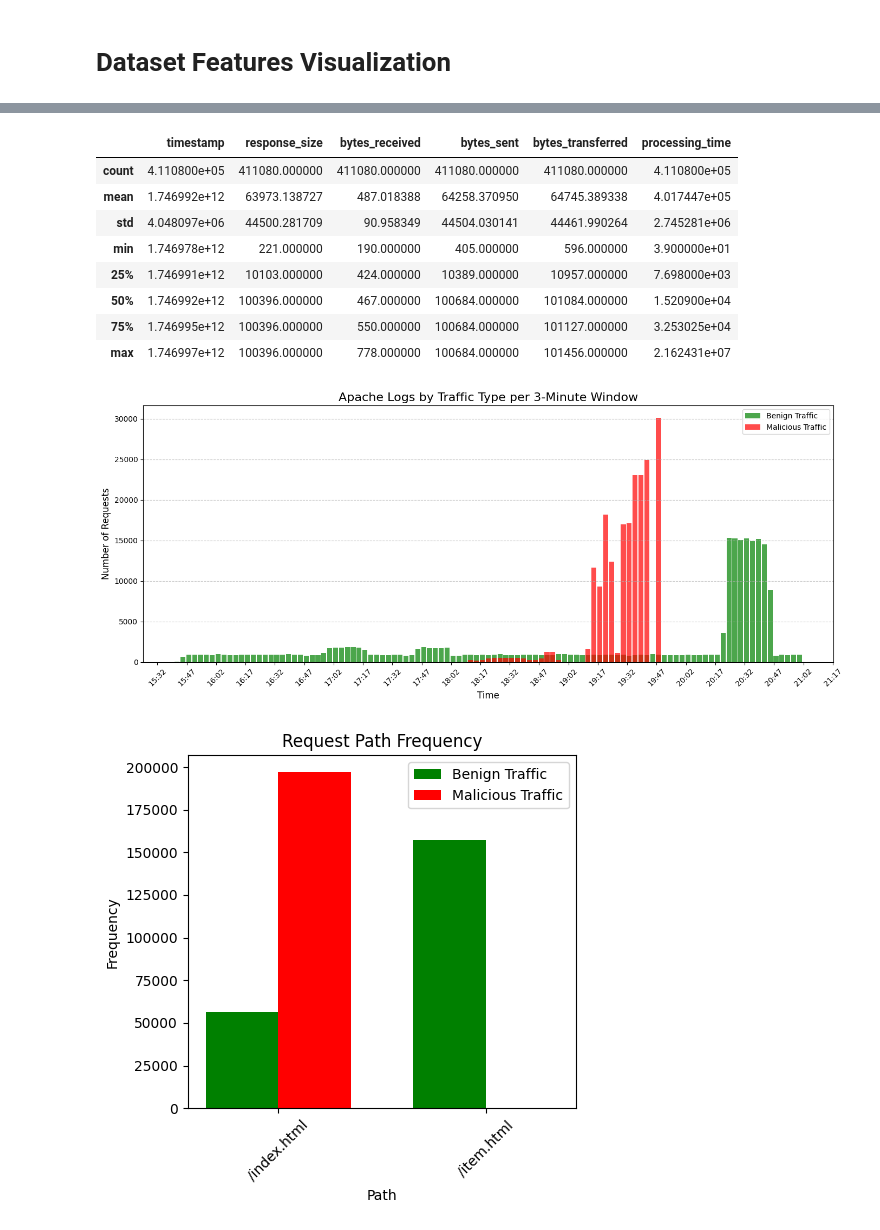
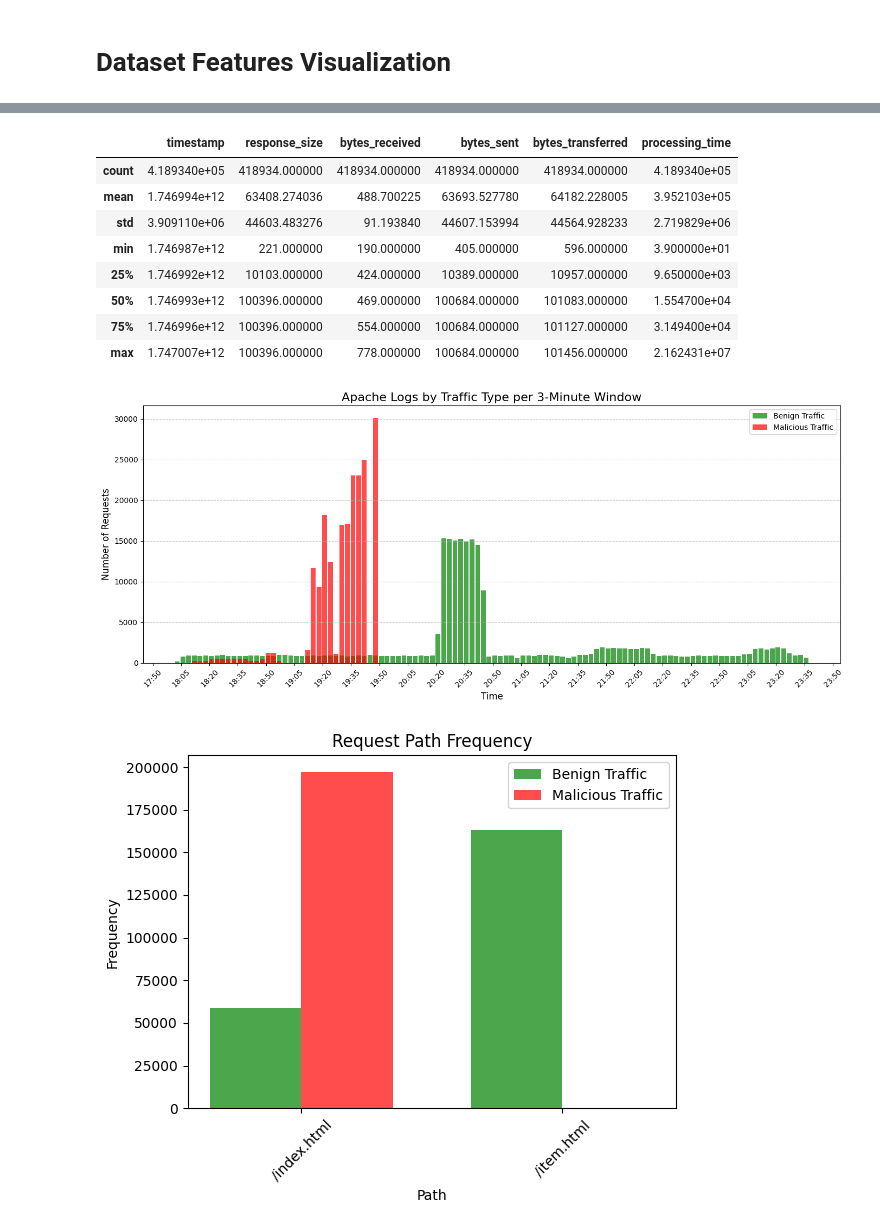
Before and after one commit to Palatiin/ddos-detection, a Jupyter notebook: ml/dataset.ipynb, the cells around one changed output, grey strips where cells are left out. Cells and saved outputs as stored; diff of their text form; code cells hidden in the pictures.

Commit message:
feat(dataset): data analysis 2

```diff
--- a/ml/dataset.ipynb
+++ b/ml/dataset.ipynb
@@ -12,21 +12,6 @@ Dataset sample:
 172.17.241.128|-|-|1746906905826|GET|/index.html|?page=40|HTTP/1.1|200|100396|-|Mozilla/5.0 (X11; Linux x86_64; rv:138.0) Gecko/20100101 Firefox/138.0|408|100684|101092|+|0|5451|-|0
 172.20.184.201|-|-|1746906907218|GET|/index.html|?page=30|HTTP/1.1|200|100396|-|Mozilla/5.0 (X11; Linux x86_64; rv:138.0) Gecko/20100101 Firefox/138.0|408|100684|101092|+|0|5391|-|0
 172.16.251.202|-|-|1746906907992|GET|/item.html|?itemId=496666|HTTP/1.1|200|10103|http://localhost:8080/index.html?page=4|Mozilla/5.0 (Windows NT 10.0; Win64; x64; rv:138.0) Gecko/20100101 Firefox/138.0|462|10389|10851|+|0|5469|-|0
-172.21.108.43|-|-|1746906908694|GET|/index.html|?page=8|HTTP/1.1|200|100396|-|Mozilla/5.0 (iPhone; CPU iPhone OS 18_4_1 like Mac OS X) AppleWebKit/605.1.15 (KHTML, like Gecko) FxiOS/138.1  Mobile/15E148 Safari/605.1.15|490|100684|101174|+|0|4463|-|0
-172.23.28.162|-|-|1746906910016|GET|/index.html|?page=36|HTTP/1.1|200|100396|-|Mozilla/5.0 (Macintosh; Intel Mac OS X 10_15_7) AppleWebKit/605.1.15 (KHTML, like Gecko) Version/18.4 Safari/605.1.15|443|100684|101127|+|0|6342|-|0
-172.16.16.115|-|-|1746906911840|GET|/index.html|?page=16|HTTP/1.1|200|100396|-|Mozilla/5.0 (Macintosh; Intel Mac OS X 10.15; rv:138.0) Gecko/20100101 Firefox/138.0|430|100684|101114|+|0|5759|-|0
-172.20.184.201|-|-|1746906913310|GET|/item.html|?itemId=794630|HTTP/1.1|200|10103|http://localhost:8080/index.html?page=40|Mozilla/5.0 (X11; Linux x86_64; rv:138.0) Gecko/20100101 Firefox/138.0|464|10389|10853|+|0|4012|-|0
-172.23.68.42|-|-|1746906913416|GET|/item.html|?itemId=434735|HTTP/1.1|200|10103|http://localhost:8080/index.html?page=22|Mozilla/5.0 (Linux; Android 10; K) AppleWebKit/537.36 (KHTML, like Gecko) Chrome/136.0.0.0 Safari/537.36|560|10389|10949|+|0|5226|-|0
-172.22.174.196|-|-|1746906913420|GET|/index.html|?page=29|HTTP/1.1|200|100396|-|Mozilla/5.0 (iPhone; CPU iPhone OS 18_4_1 like Mac OS X) AppleWebKit/605.1.15 (KHTML, like Gecko) Version/18.4 Mobile/15E148 Safari/604.1|464|100684|101148|+|0|5660|-|0
-172.16.126.158|-|-|1746906914619|GET|/index.html|?page=41|HTTP/1.1|200|100396|-|Mozilla/5.0 (Macintosh; Intel Mac OS X 10.15; rv:138.0) Gecko/20100101 Firefox/138.0|431|100684|101115|+|0|5946|-|0
-172.23.9.115|-|-|1746906916149|GET|/index.html|?page=48|HTTP/1.1|200|100396|-|Mozilla/5.0 (Macintosh; Intel Mac OS X 10.15; rv:138.0) Gecko/20100101 Firefox/138.0|429|100684|101113|+|0|6357|-|0
-172.20.184.201|-|-|1746906916475|GET|/item.html|?itemId=716976|HTTP/1.1|200|10103|http://localhost:8080/index.html?page=30|Mozilla/5.0 (X11; Linux x86_64; rv:138.0) Gecko/20100101 Firefox/138.0|464|10389|10853|+|0|4038|-|0
-172.16.251.202|-|-|1746906917250|GET|/item.html|?itemId=403232|HTTP/1.1|200|10103|http://localhost:8080/index.html?page=4|Mozilla/5.0 (Windows NT 10.0; Win64; x64; rv:138.0) Gecko/20100101 Firefox/138.0|462|10389|10851|+|0|4083|-|0
-172.16.182.145|-|-|1746906917898|GET|/index.html|?page=22|HTTP/1.1|200|100396|http://localhost:8080/index.html?page=22|Mozilla/5.0 (Linux; Android 10; K) AppleWebKit/537.36 (KHTML, like Gecko) Chrome/136.0.0.0 Safari/537.36|557|100684|101241|+|0|6263|-|0
-172.23.28.162|-|-|1746906918589|GET|/item.html|?itemId=241202|HTTP/1.1|200|10103|http://localhost:8080/index.html?page=36|Mozilla/5.0 (Macintosh; Intel Mac OS X 10_15_7) AppleWebKit/605.1.15 (KHTML, like Gecko) Version/18.4 Safari/605.1.15|499|10389|10888|+|0|4056|-|0
-172.19.45.132|-|-|1746906918999|GET|/index.html|?page=19|HTTP/1.1|200|100396|-|Mozilla/5.0 (iPhone; CPU iPhone OS 18_4_1 like Mac OS X) AppleWebKit/605.1.15 (KHTML, like Gecko) CriOS/136.0.7103.56 Mobile/15E148 Safari/604.1|452|100684|101136|+|0|4326|-|0
-172.16.182.145|-|-|1746906919446|GET|/item.html|?itemId=687854|HTTP/1.1|200|10103|http://localhost:8080/index.html?page=22|Mozilla/5.0 (Linux; Android 10; K) AppleWebKit/537.36 (KHTML, like Gecko) Chrome/136.0.0.0 Safari/537.36|562|10389|10951|+|0|3600|-|0
-172.23.7.215|-|-|1746906920384|GET|/index.html|?page=4|HTTP/1.1|200|100396|http://localhost:8080/index.html?page=36|Mozilla/5.0 (Macintosh; Intel Mac OS X 10_15_7) AppleWebKit/605.1.15 (KHTML, like Gecko) Version/18.4 Safari/605.1.15|492|100684|101176|+|0|6125|-|0
 
 Apache HTTP server log format:
 %{X-Forwarded-For}i|%l|%u|%{msec}t|%m|%U|%q|%H|%>s|%b|%{Referer}i|%{User-Agent}i|%I|%O|%S|%X|%k|%D|%L|%{X-Label}i
@@ -42,7 +27,7 @@ columns = ["ip", "logname", "user", "timestamp", "method", "path", "query",
            "processing_time", "error_log_id", "label"]
 
 df = pd.DataFrame(
-    np.genfromtxt("../dataset/train_access.log", delimiter="|", dtype=str, encoding="utf-8"),
+    np.genfromtxt("../dataset/train1_access.log", delimiter="|", dtype=str, encoding="utf-8"),
     columns=columns
 )
 df = df[df["label"] != "-"]
@@ -74,14 +59,14 @@ df['processing_time'] = pd.to_numeric(df['processing_time'])
 df.describe()
 # %% [output]
 |  | timestamp | response_size | bytes_received | bytes_sent | bytes_transferred | processing_time |
-| count | 4.110800e+05 | 411080.000000 | 411080.000000 | 411080.000000 | 411080.000000 | 4.110800e+05 |
-| mean | 1.746992e+12 | 63973.138727 | 487.018388 | 64258.370950 | 64745.389338 | 4.017447e+05 |
-| std | 4.048097e+06 | 44500.281709 | 90.958349 | 44504.030141 | 44461.990264 | 2.745281e+06 |
-| min | 1.746978e+12 | 221.000000 | 190.000000 | 405.000000 | 596.000000 | 3.900000e+01 |
-| 25% | 1.746991e+12 | 10103.000000 | 424.000000 | 10389.000000 | 10957.000000 | 7.698000e+03 |
-| 50% | 1.746992e+12 | 100396.000000 | 467.000000 | 100684.000000 | 101084.000000 | 1.520900e+04 |
-| 75% | 1.746995e+12 | 100396.000000 | 550.000000 | 100684.000000 | 101127.000000 | 3.253025e+04 |
-| max | 1.746997e+12 | 100396.000000 | 778.000000 | 100684.000000 | 101456.000000 | 2.162431e+07 |
+| count | 4.189340e+05 | 418934.000000 | 418934.000000 | 418934.000000 | 418934.000000 | 4.189340e+05 |
+| mean | 1.746994e+12 | 63408.274036 | 488.700225 | 63693.527780 | 64182.228005 | 3.952103e+05 |
+| std | 3.909110e+06 | 44603.483276 | 91.193840 | 44607.153994 | 44564.928233 | 2.719829e+06 |
+| min | 1.746987e+12 | 221.000000 | 190.000000 | 405.000000 | 596.000000 | 3.900000e+01 |
+| 25% | 1.746992e+12 | 10103.000000 | 424.000000 | 10389.000000 | 10957.000000 | 9.650000e+03 |
+| 50% | 1.746993e+12 | 100396.000000 | 469.000000 | 100684.000000 | 101083.000000 | 1.554700e+04 |
+| 75% | 1.746996e+12 | 100396.000000 | 554.000000 | 100684.000000 | 101127.000000 | 3.149400e+04 |
+| max | 1.747007e+12 | 100396.000000 | 778.000000 | 100684.000000 | 101456.000000 | 2.162431e+07 |
 # %%
 import matplotlib.pyplot as plt
 import matplotlib.dates as mdates
@@ -115,36 +100,36 @@ plt.tight_layout()
 plt.show()
 del logs_by_type
 # %% [output]
-[figure, old version]
+[figure, new version]
 # %%
 # Histogram of paths
 logs_by_path = df.groupby(["path", "label"]).size().unstack(fill_value=0)
 
-plt.figure(figsize=(5, 5))
+plt.figure(figsize=(6, 5))
 bar_width = 0.35
 
 # Set positions for the bars
 x = np.arange(len(logs_by_path.index))
 
 # Create the bars side by side
 plt.bar(x - bar_width/2, logs_by_path['0'], width=bar_width,
-        color='green', label='Benign Traffic')
+        color='green', label='Benign Traffic', alpha=0.7)
 plt.bar(x + bar_width/2, logs_by_path['1'], width=bar_width,
-        color='red', label='Malicious Traffic')
+        color='red', label='Malicious Traffic', alpha=0.7)
 
 # Add labels, title and legend
 plt.xlabel('Path')
 plt.ylabel('Frequency')
 plt.title('Request Path Frequency')
 plt.xticks(x, logs_by_path.index, rotation=45)
 plt.legend()
 
 plt.tight_layout()
 plt.show()
 
 del logs_by_path
 # %% [output]
-[figure, old version]
+[figure, new version]
 # %%
 # Average processing_time over 3 minute time windows per label
 df['time_window'] = pd.to_datetime(df['timestamp'], unit='ms').dt.floor('3T')
```
Also changed, not shown: parts of 8 cells of this notebook, 5 other files.
